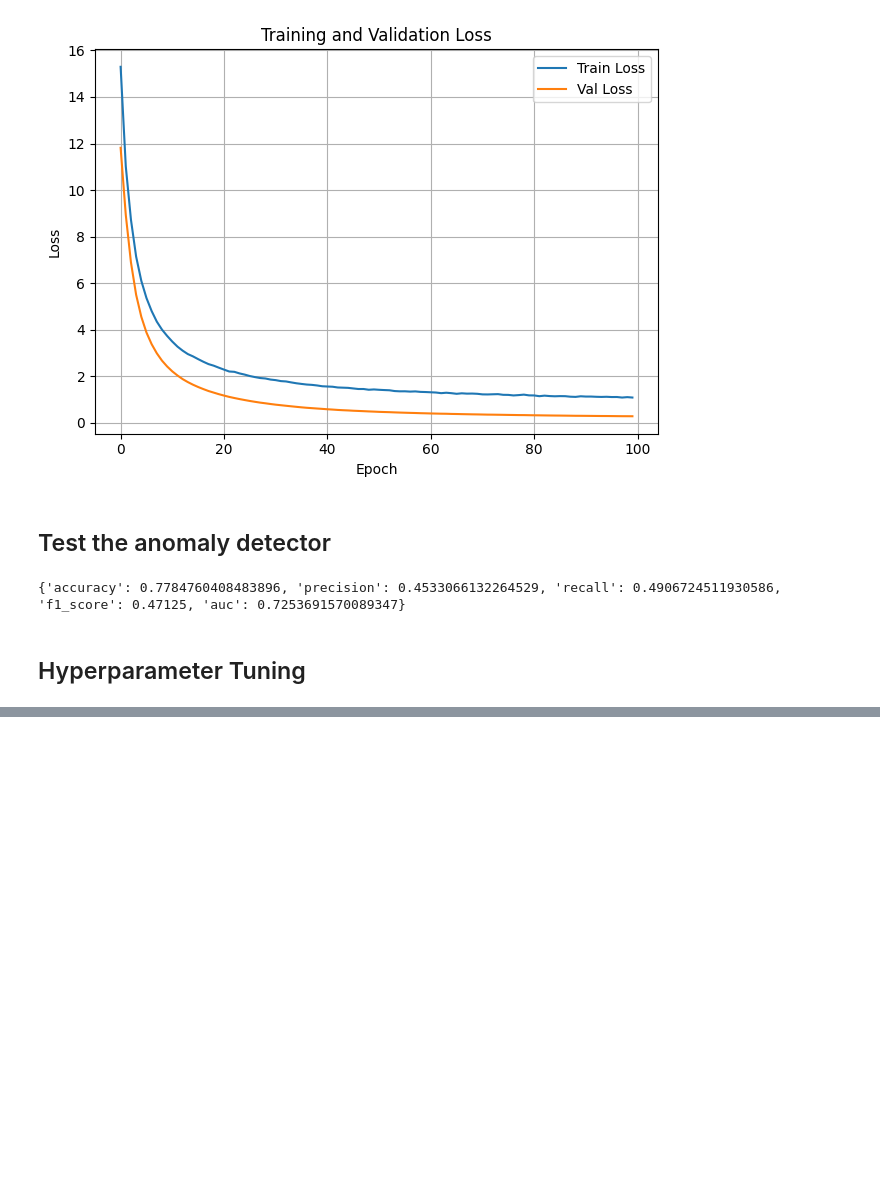
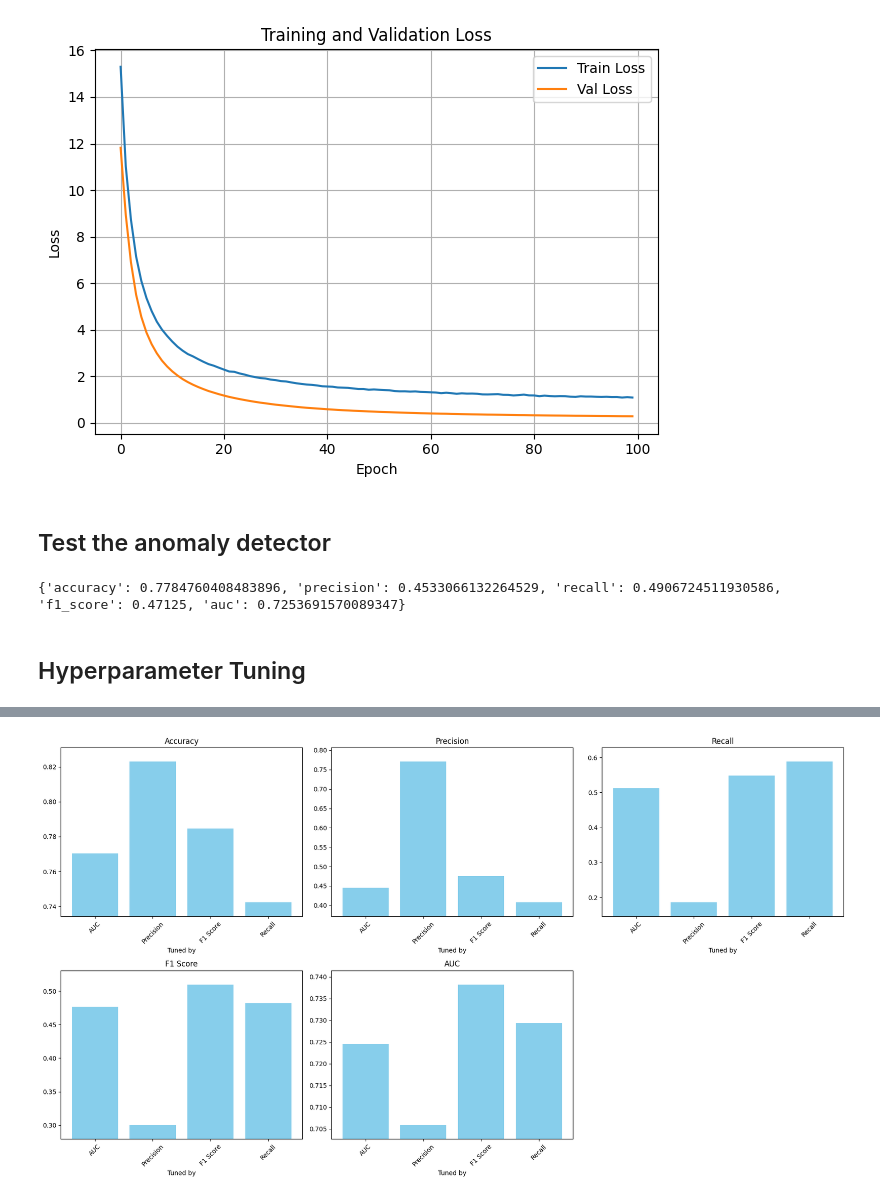
Before and after one commit to trinhkieuha/dp-shap-anomaly-detection, a Jupyter notebook: notebooks/03_Baseline_Model.ipynb, the cells around one changed output, grey strips where cells are left out. Drawn from its saved outputs; the diff is of its cells as text; code cells hidden in the pictures; blank space fills up the shorter version.

```diff
--- a/notebooks/03_Baseline_Model.ipynb
+++ b/notebooks/03_Baseline_Model.ipynb
@@ -247,0 +269,9 @@ plt.show()
+# %%
+# Read the evaluation file
+eval_results = pd.read_csv("../results/metrics/baseline.csv")
+eval_results.version = eval_results.version.astype(str)
+eval_results = eval_results[eval_results["version"].isin(latest_successful_versions)]
+eval_results["tuned_by"] = eval_results["version"].apply(lambda x: latest_successful_versions[x])
+eval_results.set_index("version", inplace=True)
+
+eval_results
@@ -247,0 +285,28 @@ plt.show()
+# %%
+# Set up plot
+num_metrics = len(metrics)
+fig, axs = plt.subplots(nrows=2, ncols=3, figsize=(18, 10))
+axs = axs.flatten()
+
+# Plot each metric
+for i, metric in enumerate(metrics):
+    ax = axs[i]
+    ax.bar(eval_results.tuned_by, eval_results[metric], color="skyblue")
+    ax.set_title(metric_labels[i])
+    ax.set_xlabel("Tuned by")
+    ax.set_ylabel("")
+    # Set dynamic y-axis range with small margin
+    y_min = eval_results[metric].min()
+    y_max = eval_results[metric].max()
+    margin = (y_max - y_min) * 0.1
+    ax.set_ylim(y_min - margin, y_max + margin)
+    ax.tick_params(axis='x', rotation=45)
+
+# Remove any unused subplot
+for j in range(i + 1, len(axs)):
+    fig.delaxes(axs[j])
+
+plt.tight_layout()
+plt.show()
+# %% [output]
+[figure, added]
```
Also changed, not shown: parts of 12 cells of this notebook.
